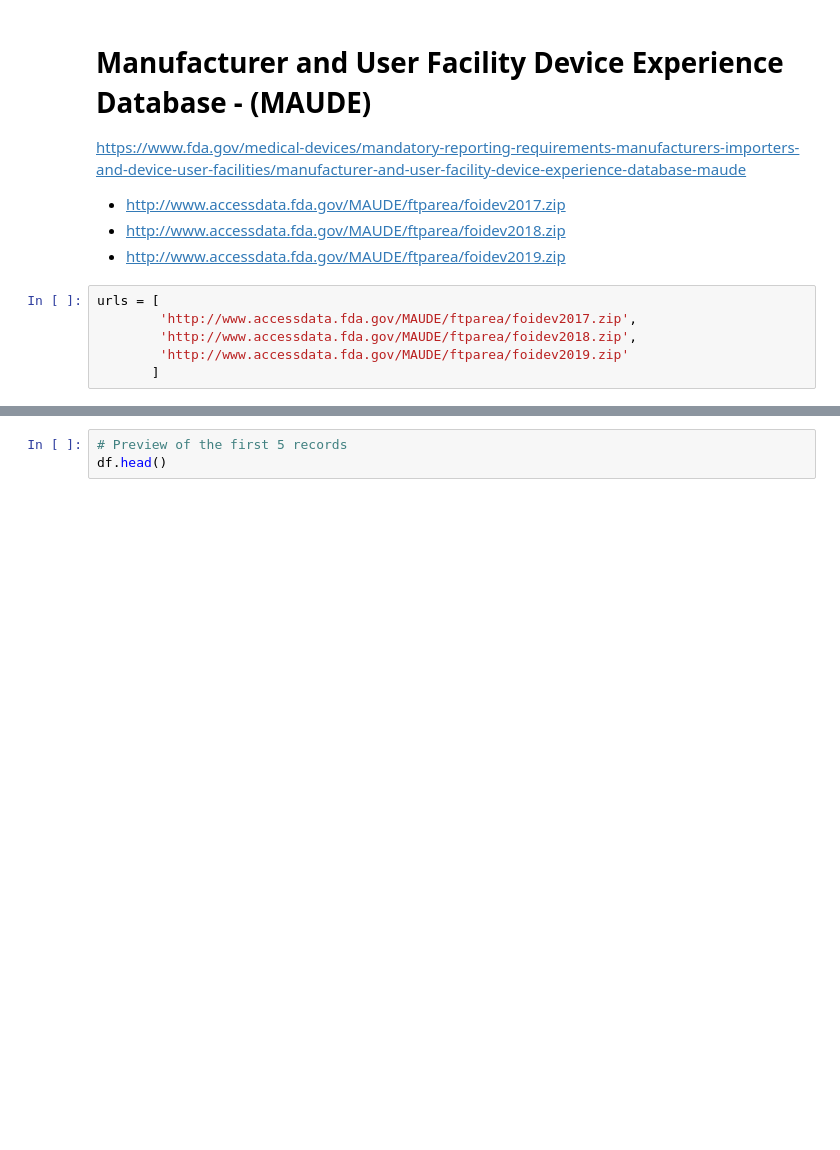
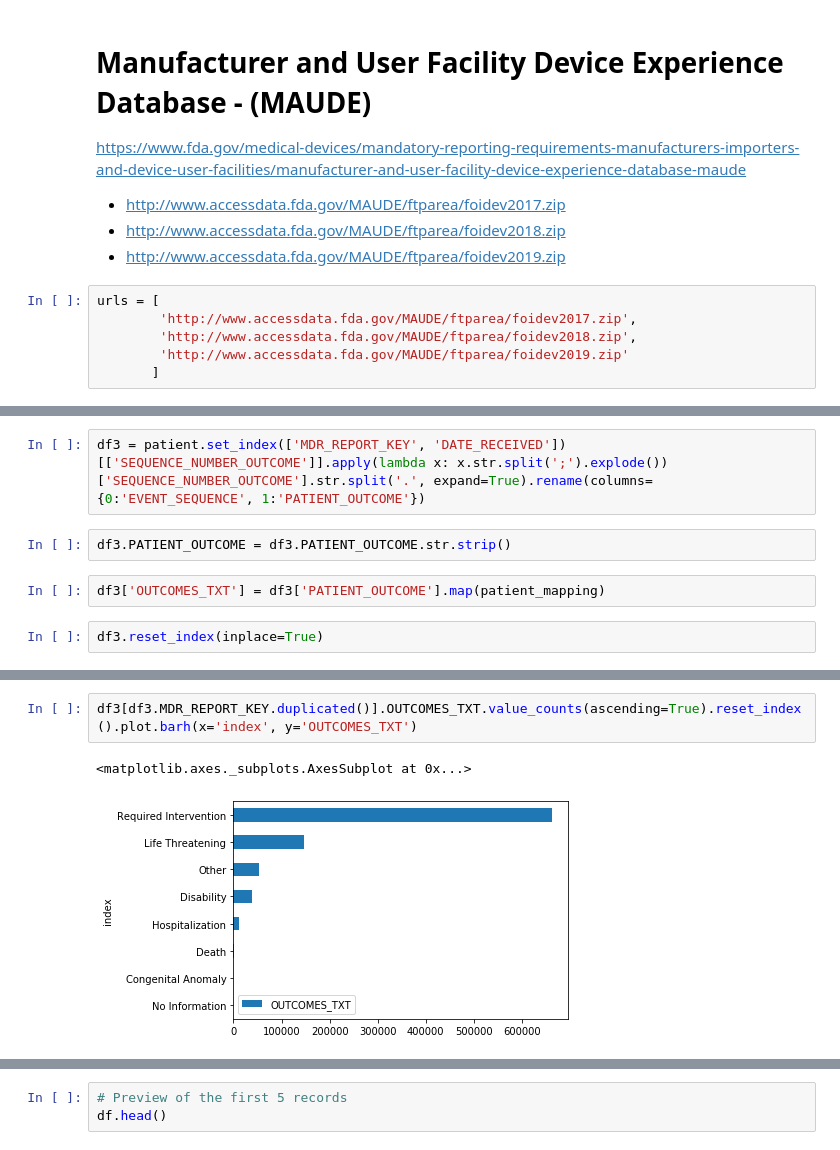
Before and after one commit to datawolf19/MAUDE, a Jupyter notebook: MDR Data.ipynb, the cells around one changed output, grey strips where cells are left out. Drawn from its saved outputs; the diff is of its cells as text; blank space fills up the shorter version.

```diff
--- a/MDR Data.ipynb
+++ b/MDR Data.ipynb
@@ -58,0 +116,8 @@ b'Skipping line 1323079: expected 28 fields, saw 29\n'
+# %%
+df3 = patient.set_index(['MDR_REPORT_KEY', 'DATE_RECEIVED'])[['SEQUENCE_NUMBER_OUTCOME']].apply(lambda x: x.str.split(';').explode())['SEQUENCE_NUMBER_OUTCOME'].str.split('.', expand=True).rename(columns={0:'EVENT_SEQUENCE', 1:'PATIENT_OUTCOME'})
+# %%
+df3.PATIENT_OUTCOME = df3.PATIENT_OUTCOME.str.strip()
+# %%
+df3['OUTCOMES_TXT'] = df3['PATIENT_OUTCOME'].map(patient_mapping)
+# %%
+df3.reset_index(inplace=True)
@@ -58,0 +133,5 @@ b'Skipping line 1323079: expected 28 fields, saw 29\n'
+# %%
+df3[df3.MDR_REPORT_KEY.duplicated()].OUTCOMES_TXT.value_counts(ascending=True).reset_index().plot.barh(x='index', y='OUTCOMES_TXT')
+# %% [output]
+<matplotlib.axes._subplots.AxesSubplot at 0x...>
+[figure, added]
```
Also changed, not shown: parts of 23 cells of this notebook.
